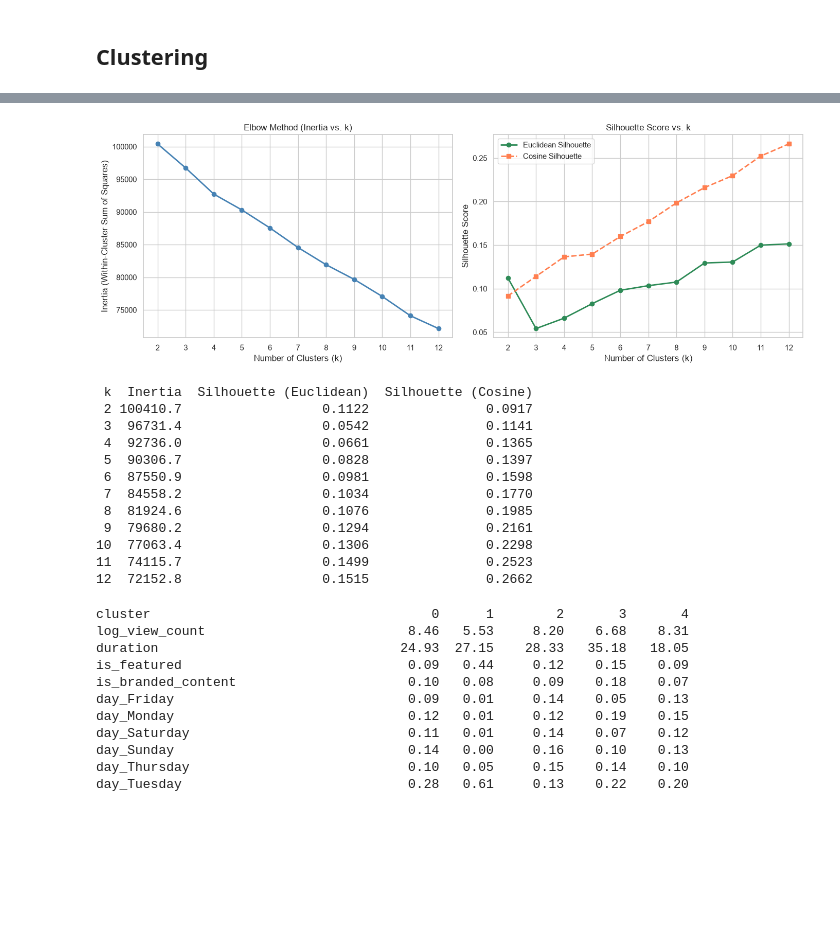
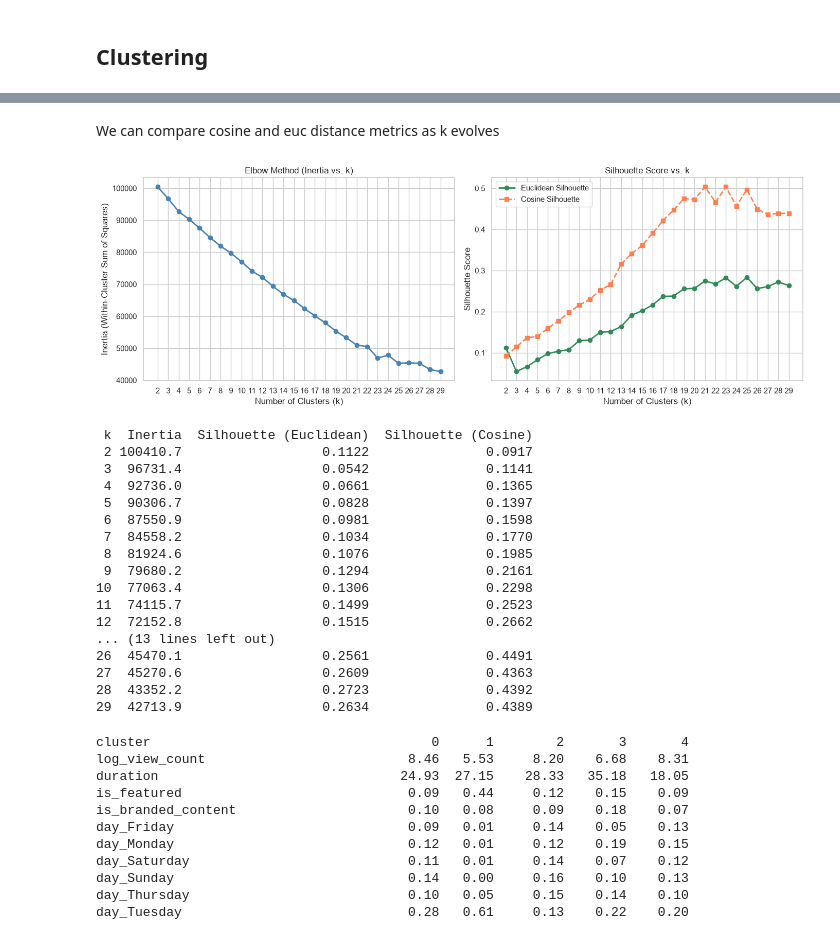
Before and after one commit to Alexandre-Cholat/twitch_live_datacq, a Jupyter notebook: notebooks/mining.ipynb, the cells around one changed output, grey strips where cells are left out. Cells and saved outputs as stored; diff of their text form; code cells hidden in the pictures; blank space fills up the shorter version.

Commit message:
cluster metrics

```diff
--- a/notebooks/mining.ipynb
+++ b/notebooks/mining.ipynb
@@ -275,12 +281,13 @@ k = 15 | Silhouette Score: 0.2023 | Cluster sizes: [100 100 199 100 139 100 193
+# %% [markdown]
+We can compare cosine and euc distance metrics as k evolves
 # %%
 from sklearn.cluster import KMeans
 from sklearn.metrics import silhouette_score
 
-# 1. Standardize X as required by the project instructions
+# Standardize X
 X_std = (X - X.mean()) / X.std()
-X_std = X_std.fillna(0)  # Handle any constant column if present
 
-k_values = range(2, 13)
+k_values = range(2, 30)
 inertias = []
 sil_euclidean = []
 sil_cosine = []
@@ -297,34 +304,34 @@ for k in k_values:
 fig, axes = plt.subplots(1, 2, figsize=(14, 5))
 
 # Left plot: Inertia (Elbow Method)
 axes[0].plot(k_values, inertias, marker="o", linewidth=2, color="steelblue")
 axes[0].set_title("Elbow Method (Inertia vs. k)")
 axes[0].set_xlabel("Number of Clusters (k)")
 axes[0].set_ylabel("Inertia (Within-Cluster Sum of Squares)")
 axes[0].set_xticks(list(k_values))
 
 # Right plot: Silhouette Scores (Euclidean vs Cosine)
 axes[1].plot(k_values, sil_euclidean, marker="o", linewidth=2, color="seagreen", label="Euclidean Silhouette")
 axes[1].plot(k_values, sil_cosine, marker="s", linewidth=2, linestyle="--", color="coral", label="Cosine Silhouette")
 axes[1].set_title("Silhouette Score vs. k")
 axes[1].set_xlabel("Number of Clusters (k)")
 axes[1].set_ylabel("Silhouette Score")
 axes[1].set_xticks(list(k_values))
 axes[1].legend()
 
 plt.tight_layout()
 plt.show()
 
 # Print a clean summary table
 summary_df = pd.DataFrame({
     "k": list(k_values),
     "Inertia": [round(i, 1) for i in inertias],
     "Silhouette (Euclidean)": [round(s, 4) for s in sil_euclidean],
     "Silhouette (Cosine)": [round(s, 4) for s in sil_cosine]
 })
 print(summary_df.to_string(index=False))
 # %% [output]
-[figure, old version]
+[figure, new version]
  k  Inertia  Silhouette (Euclidean)  Silhouette (Cosine)
  2 100410.7                  0.1122               0.0917
  3  96731.4                  0.0542               0.1141
@@ -337,6 +344,11 @@ print(summary_df.to_string(index=False))
 10  77063.4                  0.1306               0.2298
 11  74115.7                  0.1499               0.2523
 12  72152.8                  0.1515               0.2662
+... (13 lines left out)
+26  45470.1                  0.2561               0.4491
+27  45270.6                  0.2609               0.4363
+28  43352.2                  0.2723               0.4392
+29  42713.9                  0.2634               0.4389
 # %%
 # Fit final model with chosen k
 BEST_K = 3
```
Also changed, not shown: parts of 1 cell of this notebook.
